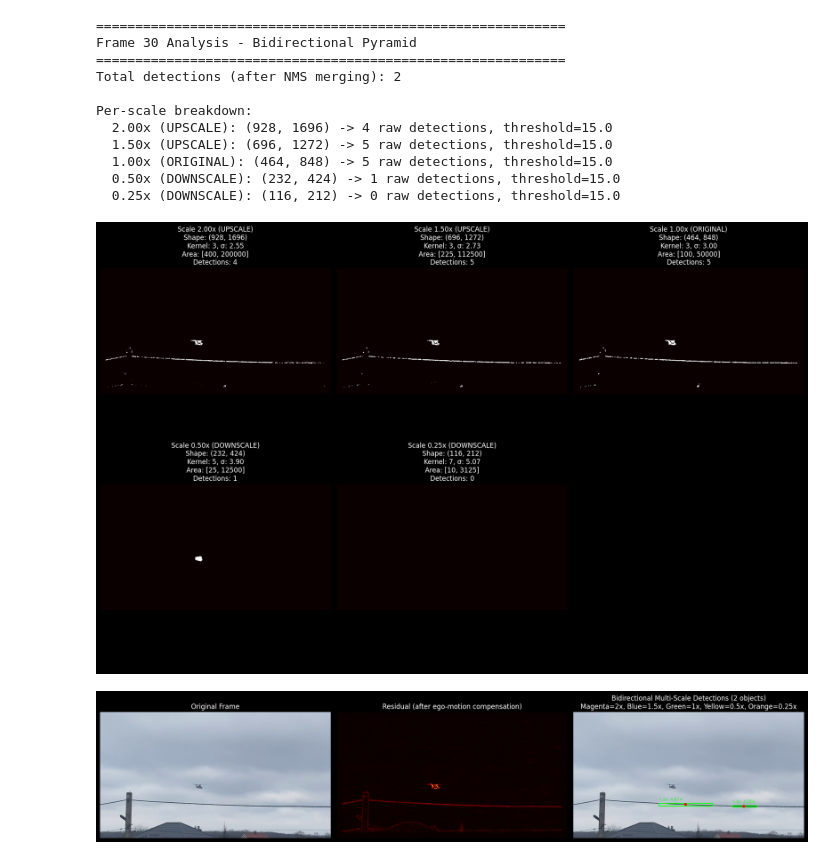
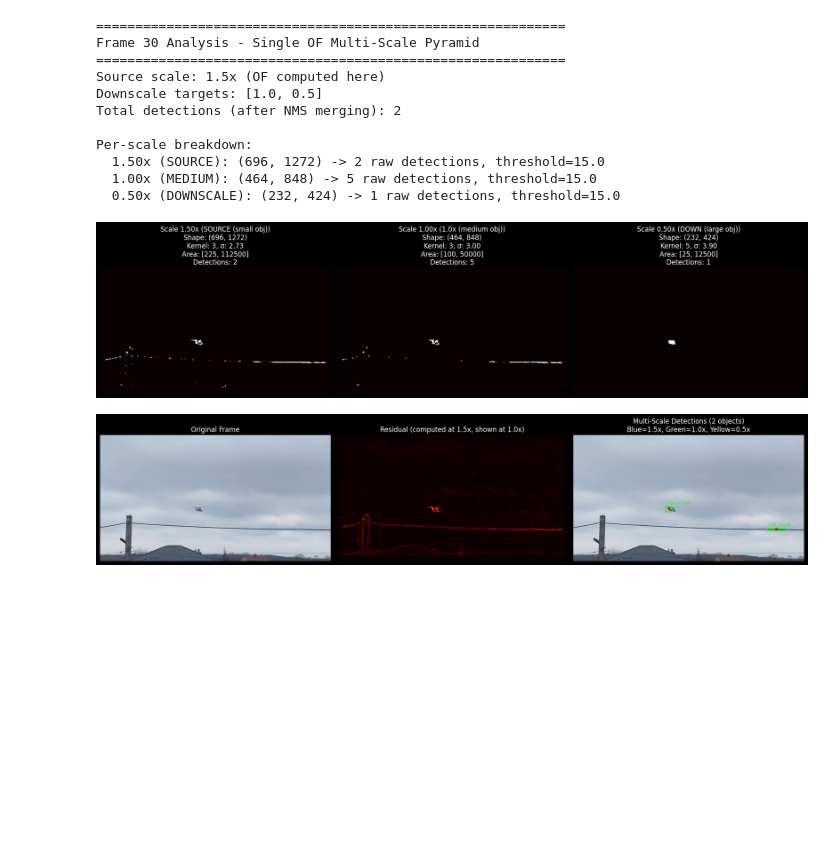
Before and after one commit to OlexandrVovk/Motion-detection, a Jupyter notebook: multi_scale_pyramid.ipynb, the cells around one changed output. Cells and saved outputs as stored; diff of their text form; code cells hidden in the pictures; blank space fills up the shorter version.

```diff
--- a/multi_scale_pyramid.ipynb
+++ b/multi_scale_pyramid.ipynb
@@ -1082,27 +1179,32 @@ Scale      Type         Kernel   Sigma    Min Area   Max Area
 # ============================================
 
 def analyze_single_frame(video_path, frame_num=30,
-                         upscale_factors=UPSCALE_FACTORS,
-                         num_downscale_levels=NUM_DOWNSCALE_LEVELS):
+                         source_scale=SOURCE_SCALE,
+                         target_scales=DOWNSCALE_TARGETS):
     """
     Analyze a single frame showing detections at each pyramid level.
+    Uses single optical flow at source_scale with downscale pyramid.
     """
     cap = cv2.VideoCapture(video_path)
     cap.set(cv2.CAP_PROP_POS_FRAMES, frame_num - 1)
-    ret, prev_frame = cap.read()
-    ret, curr_frame = cap.read()
+    ret, prev_frame_orig = cap.read()
+    ret, curr_frame_orig = cap.read()
     cap.release()
 
     if not ret:
         print(f"Cannot read frame {frame_num}")
         return
 
-    prev_gray = cv2.cvtColor(prev_frame, cv2.COLOR_BGR2GRAY)
-    curr_gray = cv2.cvtColor(curr_frame, cv2.COLOR_BGR2GRAY)
+    # Upscale frames for optical flow
+    prev_frame_scaled = upscale_frame(prev_frame_orig, source_scale)
+    curr_frame_scaled = upscale_frame(curr_frame_orig, source_scale)
 
-    # Track and estimate motion
-    prev_pts = detect_features(prev_gray)
-    old_pts, new_pts, _ = track_features(prev_gray, curr_gray, prev_pts)
+    prev_gray_scaled = cv2.cvtColor(prev_frame_scaled, cv2.COLOR_BGR2GRAY)
+    curr_gray_scaled = cv2.cvtColor(curr_frame_scaled, cv2.COLOR_BGR2GRAY)
+
+    # Track and estimate motion at scaled resolution
+    prev_pts = detect_features(prev_gray_scaled)
+    old_pts, new_pts, _ = track_features(prev_gray_scaled, curr_gray_scaled, prev_pts)
 
     if old_pts is None or len(old_pts) < 4:
         print("Not enough tracked points")
@@ -1114,67 +1216,77 @@ def analyze_single_frame(video_path, frame_num=30,
         print("Could not estimate homography")
         return
 
-    # Compute residual
-    warped_prev = warp_frame(prev_gray, H)
-    valid_mask = create_valid_warp_mask(warped_prev, BORDER_MARGIN)
-    residual = compute_residual(curr_gray, warped_prev, valid_mask)
+    # Compute residual at scaled resolution
+    warped_prev_scaled = warp_frame(prev_gray_scaled, H)
+    valid_mask_scaled = create_valid_warp_mask(warped_prev_scaled, BORDER_MARGIN)
+    residual_scaled = compute_residual(curr_gray_scaled, warped_prev_scaled, valid_mask_scaled)
 
-    # Bidirectional multi-scale processing
-    detections, level_info = process_bidirectional_pyramid(
-        residual, valid_mask, upscale_factors, num_downscale_levels
+    # Multi-scale processing
+    detections, level_info = process_multiscale_pyramid(
+        residual_scaled, valid_mask_scaled, source_scale, target_scales
     )
 
     # Visualize
     print(f"\n{'=' * 60}")
-    print(f"Frame {frame_num} Analysis - Bidirectional Pyramid")
+    print(f"Frame {frame_num} Analysis - Single OF Multi-Scale Pyramid")
     print(f"{'=' * 60}")
+    print(f"Source scale: {source_scale}x (OF computed here)")
+    print(f"Downscale targets: {target_scales}")
     print(f"Total detections (after NMS merging): {len(detections)}")
     print(f"\nPer-scale breakdown:")
     for info in level_info:
-        scale_type = "UPSCALE" if info['scale'] > 1.0 else ("ORIGINAL" if info['scale'] == 1.0 else "DOWNSCALE")
+        if info['scale'] == source_scale:
+            scale_type = "SOURCE"
+        elif info['scale'] == 1.0:
+            scale_type = "MEDIUM"
+        else:
+            scale_type = "DOWNSCALE"
         print(f"  {info['scale']:.2f}x ({scale_type}): {info['shape']} -> "
               f"{info['detections']} raw detections, "
               f"threshold={info['threshold']:.1f}")
 
     # Show pyramid masks
     visualize_pyramid_levels(level_info, f"{PYRAMID_DIR}/pyramid_frame_{frame_num}.png")
 
+    # Downscale residual for display
+    residual_orig = downscale_to_target(residual_scaled, source_scale, 1.0)
+
     # Show final result
     fig, axes = plt.subplots(1, 3, figsize=(18, 6))
 
-    axes[0].imshow(cv2.cvtColor(curr_frame, cv2.COLOR_BGR2RGB))
+    axes[0].imshow(cv2.cvtColor(curr_frame_orig, cv2.COLOR_BGR2RGB))
     axes[0].set_title('Original Frame')
     axes[0].axis('off')
 
-    axes[1].imshow(residual, cmap='hot')
-    axes[1].set_title('Residual (after ego-motion compensation)')
+    axes[1].imshow(residual_orig, cmap='hot')
+    axes[1].set_title(f'Residual (computed at {source_scale}x, shown at 1.0x)')
     axes[1].axis('off')
 
-    output = draw_detections(curr_frame, detections)
+    output = draw_detections(curr_frame_orig, detections)
     axes[2].imshow(cv2.cvtColor(output, cv2.COLOR_BGR2RGB))
-    axes[2].set_title(f'Bidirectional Multi-Scale Detections ({len(detections)} objects)\n'
-                      'Magenta=2x, Blue=1.5x, Green=1x, Yellow=0.5x, Orange=0.25x')
+    axes[2].set_title(f'Multi-Scale Detections ({len(detections)} objects)\n'
+                      f'Blue={source_scale}x, Green=1.0x, Yellow=0.5x')
     axes[2].axis('off')
 
     plt.tight_layout()
     plt.savefig(f"{OUTPUT_DIR}/analysis_frame_{frame_num}.png", dpi=150)
     plt.show()
 
-# Analyze a specific frame with bidirectional pyramid
+# Analyze a specific frame
 analyze_single_frame(VIDEO_PATH, frame_num=30)
 # %% [output]
 ============================================================
-Frame 30 Analysis - Bidirectional Pyramid
+Frame 30 Analysis - Single OF Multi-Scale Pyramid
 ============================================================
+Source scale: 1.5x (OF computed here)
+Downscale targets: [1.0, 0.5]
 Total detections (after NMS merging): 2
 
 Per-scale breakdown:
-  2.00x (UPSCALE): (928, 1696) -> 4 raw detections, threshold=15.0
-  1.50x (UPSCALE): (696, 1272) -> 5 raw detections, threshold=15.0
-  1.00x (ORIGINAL): (464, 848) -> 5 raw detections, threshold=15.0
+  1.50x (SOURCE): (696, 1272) -> 2 raw detections, threshold=15.0
+  1.00x (MEDIUM): (464, 848) -> 5 raw detections, threshold=15.0
   0.50x (DOWNSCALE): (232, 424) -> 1 raw detections, threshold=15.0
-  0.25x (DOWNSCALE): (116, 212) -> 0 raw detections, threshold=15.0
-[figure, old version]
+[figure, new version]
-[figure, old version]
+[figure, new version]
 # %%
 # ============================================
```
Also changed, not shown: parts of 9 cells of this notebook, 1 other file.
